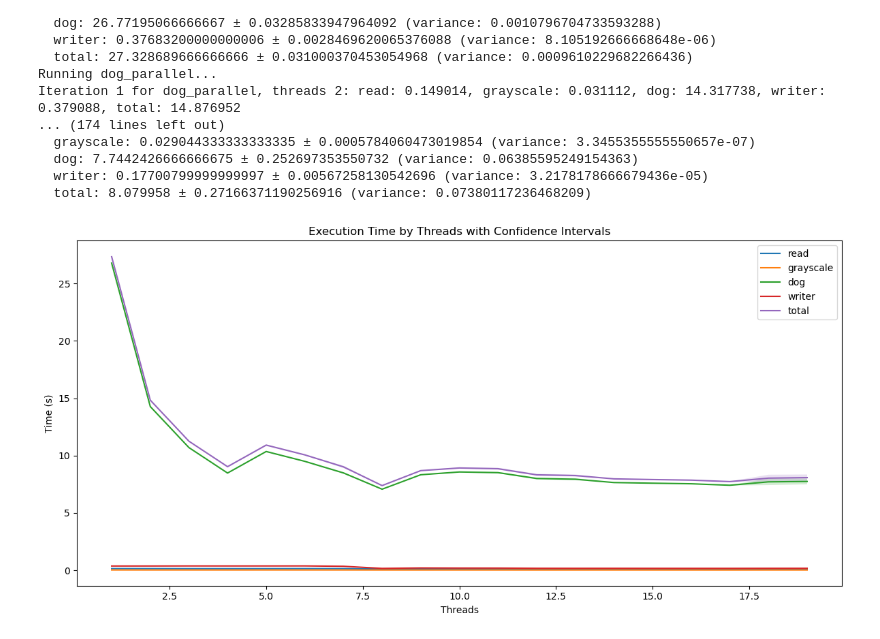
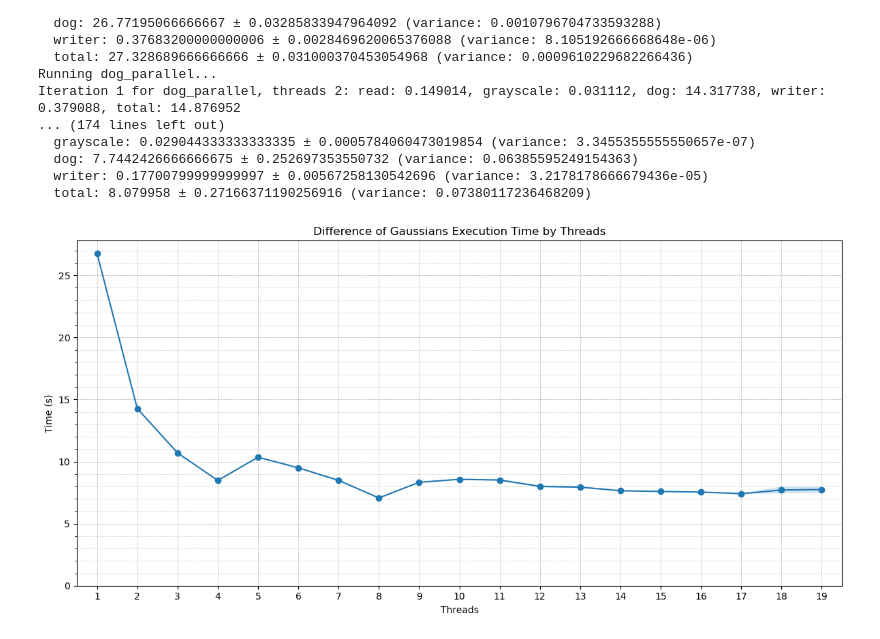
Before and after one commit to Antonio-Ciociola/CA_Project, a Jupyter notebook: stats.ipynb, the cells around one changed output. Drawn from its saved outputs; the diff is of its cells as text; code cells hidden in the pictures.

```diff
--- a/stats.ipynb
+++ b/stats.ipynb
@@ -4,9 +4,11 @@ import sys
 import subprocess
 
 REPETITIONS = 3
-ARGS = ['images/video_cropped.mp4', 'images/video_cropped_edge.mp4', '3', '6', '0.5', '-1']
-bins = ['dog_parallel', 'dog_gpu', 'dog_optimized', 'dog']
+RESOLUTIONS = ['144', '480', '720', '1080']
+ARGS = ['images/video_supercropped.mp4', 'images/video_supercropped_edge.mp4', '3', '6', '0.5', '-1']
+bins_veri = ['dog', 'dog_flag', 'dog_optimized', 'dog_parallel', 'dog_gpu', 'dog_gpu_pair']
 
+FRAMES_PER_VIDEO = 3
 
 print("Usage: python stats.py <repetitions> <input> <output> <sigma1> <sigma2> <threshold> <max_threads> <bin1> <bin2> ...")
 # %% [output]
@@ -17,13 +19,13 @@ def get_stats(bin_path, threads = -1):
     # get the output of the executable
     try:
         # with args ARGS
-        script_dir = '/home/casta/CE_edge/CA_Project'
+        script_dir = '/home/taulant/CA_Project'
         bin_path = os.path.join(script_dir, bin_path)
         ARGS[0] = os.path.join(script_dir, ARGS[0])
         ARGS[1] = os.path.join(script_dir, ARGS[1])
         ARGS[-1] = str(threads)
 # Connect via SSH and execute the script
-        ssh_command = f"ssh casta@10.2.85.238 '{bin_path} {' '.join(ARGS)}'"
+        ssh_command = f"ssh taulant@192.168.92.41 '{bin_path} {' '.join(ARGS)}'"
         try:
             # print(f"Executing {ssh_command}")
             output = subprocess.check_output(ssh_command, shell=True, stderr=subprocess.STDOUT)
@@ -41,4 +43,6 @@ def get_stats(bin_path, threads = -1):
 
     cumulative_time = lines[-2].split('\t')
 
+
+
     return cumulative_time
@@ -134,0 +141,8 @@ results
+# %%
+# NON ESEGUIRE PIU'
+# Update results by dividing mean times and variances by FRAMES_PER_VIDEO
+for bin_key, resolutions in results.items():
+    for resolution_key, stats in resolutions.items():
+        stats['means'] = {key: value / FRAMES_PER_VIDEO for key, value in stats['means'].items()}
+        stats['variances'] = {key: value / FRAMES_PER_VIDEO**2 for key, value in stats['variances'].items()}
+        stats['std_deviation'] = {key: value / FRAMES_PER_VIDEO for key, value in stats['std_deviation'].items()}
@@ -144,6 +386,7 @@ categories = ['read', 'grayscale', 'dog', 'writer', 'total'][:-1]  # Exclude 'to
 
 # Reorder bins for plotting
 bins = ['dog', 'dog_optimized', 'dog_parallel', 'dog_gpu']
+bins = ['dog_gpu']
 
 # Prepare data for means and confidence intervals
 means = {category: [results[bin]['means'][category] for bin in bins] for category in categories}
@@ -259,33 +502,45 @@ Iteration 1 for dog_parallel, threads 2: read: 0.149014, grayscale: 0.031112, do
 # %%
 # Extract data for plotting
 threads = list(results_parallel.keys())
-categories = ['read', 'grayscale', 'dog', 'writer', 'total']
+categories = ['dog']
 
 # Prepare data for means and confidence intervals
 means_parallel = {category: [results_parallel[t]['means'][category] for t in threads] for category in categories}
 std_devs_parallel = {category: [results_parallel[t]['std_deviation'][category] for t in threads] for category in categories}
 
 # Plotting
 fig, ax = plt.subplots(figsize=(12, 6))
 
 for category in categories:
     mean_values = means_parallel[category]
     std_values = std_devs_parallel[category]
     ax.plot(threads, mean_values, label=category)
     ax.fill_between(threads,
                     [m - s for m, s in zip(mean_values, std_values)],
                     [m + s for m, s in zip(mean_values, std_values)],
                     alpha=0.2)
 
-# Add labels, title, and legend
+# Remove minor ticks for x-axis
+ax.grid(True, which='both', linestyle='--', linewidth=0.5)
+ax.yaxis.minorticks_on()
+ax.xaxis.grid(False, which='minor')
+ax.yaxis.grid(True, which='minor', linestyle=':', linewidth=0.5)
+#ax.set_xticks(threads)
+#ax.set_xticks([t + 0.5 for t in threads[:-1]], minor=True)
+ax.set_ylim(bottom=0)
+ax.set_xlim(left=0.5, right=max(threads) + 0.5)
+ax.yaxis.grid(True, which='minor', linestyle=':', linewidth=0.5)
+ax.set_xticks(threads)
+ax.xaxis.set_major_formatter(plt.FuncFormatter(lambda x, _: f'{int(x)}'))
+ax.scatter(threads, mean_values, color=ax.lines[-1].get_color(), zorder=5)
 ax.set_xlabel('Threads')
 ax.set_ylabel('Time (s)')
-ax.set_title('Execution Time by Threads with Confidence Intervals')
+ax.set_title('Difference of Gaussians Execution Time by Threads')
 #ax.set_yscale('log')
-ax.legend()
+#ax.legend()
 
 # Show plot
 plt.tight_layout()
 plt.show()
 # %% [output]
-[figure, old version]
+[figure, new version]
```
Also changed, not shown: parts of 9 cells of this notebook, 1 other file.
